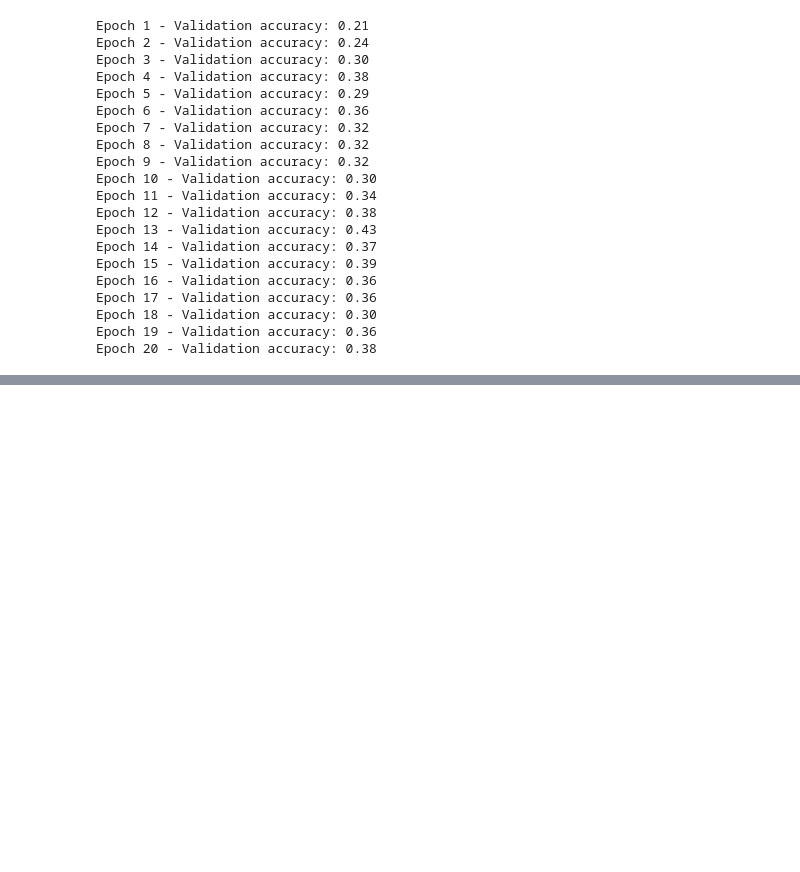
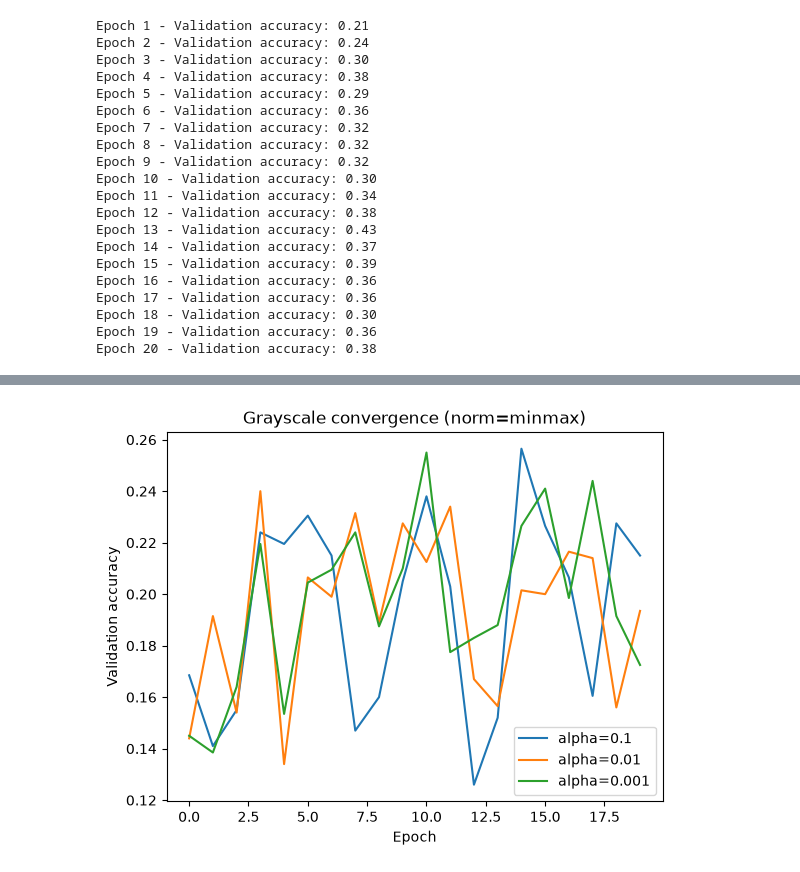
Before and after one commit to preciousadesida/simpsons-mnist, a Jupyter notebook: Assign1.ipynb, the cells around one changed output, grey strips where cells are left out. Drawn from its saved outputs; the diff is of its cells as text; code cells hidden in the pictures; blank space fills up the shorter version.

```diff
--- a/Assign1.ipynb
+++ b/Assign1.ipynb
@@ -465,0 +534,14 @@ Stopped early at epoch 7
+# %%
+# convergence plot-accuracy per epoch for each learning rate
+best_method_gray = "minmax"
+
+for alpha in learning_rates:
+    plt.plot(histories_gray[(alpha, best_method_gray)], label=f"alpha={alpha}")
+
+plt.xlabel("Epoch")
+plt.ylabel("Validation accuracy")
+plt.title(f"Grayscale convergence (norm={best_method_gray})")
+plt.legend()
+plt.show()
+# %% [output]
+[figure, added]
```
Also changed, not shown: parts of 8 cells of this notebook.
